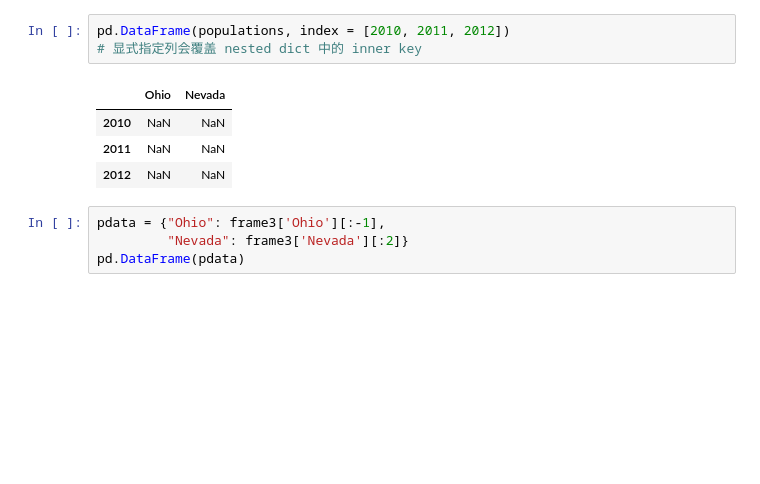
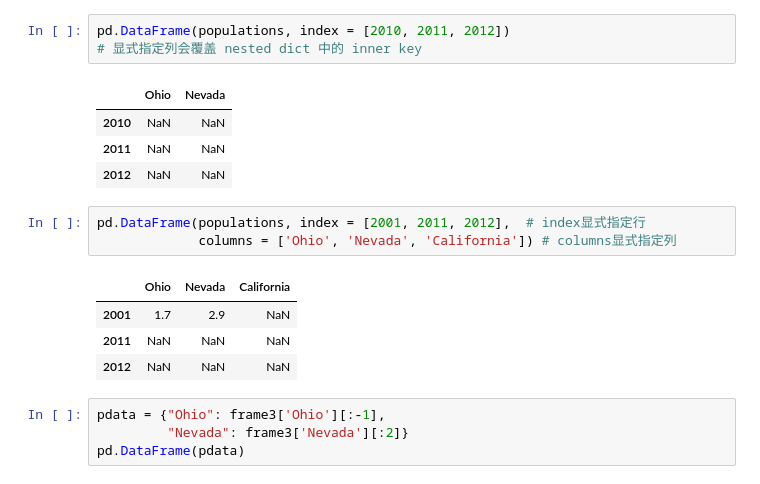
Before and after one commit to d0m999/python-basics-for-quant-trading, a Jupyter notebook: 5-start-pandas.ipynb, the cells around one changed output. Cells and saved outputs as stored; diff of their text form; blank space fills up the shorter version.

```diff
--- a/5-start-pandas.ipynb
+++ b/5-start-pandas.ipynb
@@ -337,6 +414,14 @@ pd.DataFrame(populations, index = [2010, 2011, 2012])
 | 2010 | NaN | NaN |
 | 2011 | NaN | NaN |
 | 2012 | NaN | NaN |
+# %%
+pd.DataFrame(populations, index = [2001, 2011, 2012],  # index显式指定行
+             columns = ['Ohio', 'Nevada', 'California']) # columns显式指定列
+# %% [output]
+|  | Ohio | Nevada | California |
+| 2001 | 1.7 | 2.9 | NaN |
+| 2011 | NaN | NaN | NaN |
+| 2012 | NaN | NaN | NaN |
 # %%
 pdata = {"Ohio": frame3['Ohio'][:-1],
          "Nevada": frame3['Nevada'][:2]}
```
Also changed, not shown: parts of 18 cells of this notebook.
